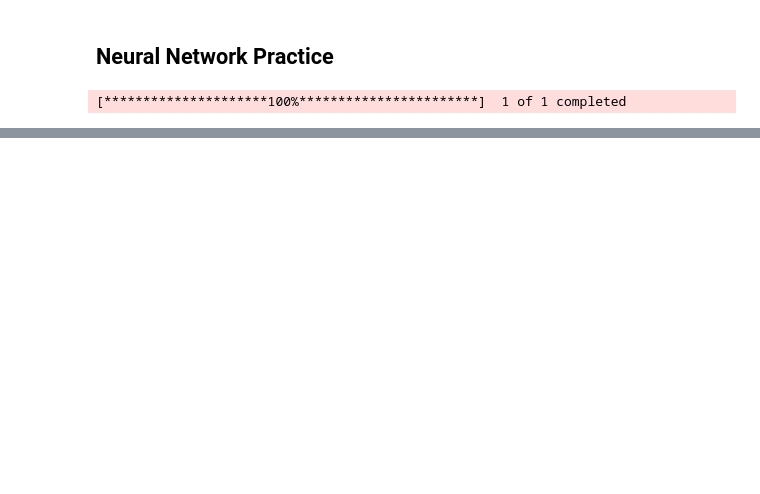
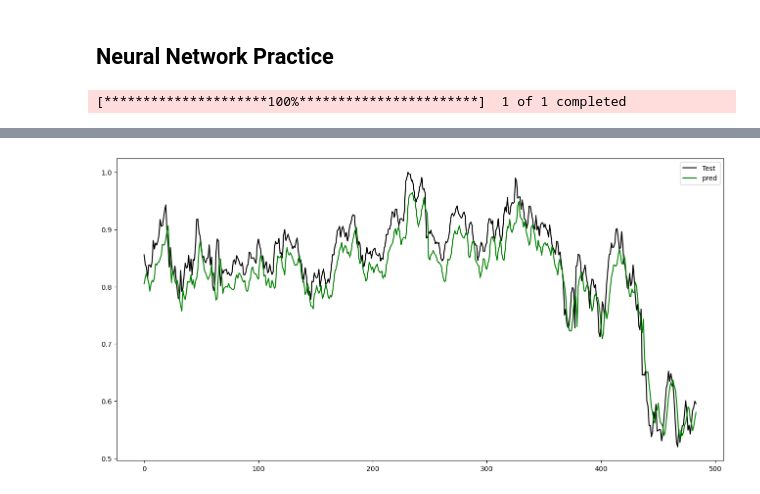
Before and after one commit to mikej3663/ledatascifi-2025, a Jupyter notebook: FinalProject/FinalPractice.ipynb, the cells around one changed output, grey strips where cells are left out. Drawn from its saved outputs; the diff is of its cells as text; code cells hidden in the pictures; blank space fills up the shorter version.

```diff
--- a/FinalProject/FinalPractice.ipynb
+++ b/FinalProject/FinalPractice.ipynb
@@ -82,0 +51,5 @@ data_set.head(5)
+# %%
+from sklearn.preprocessing import MinMaxScaler
+sc = MinMaxScaler(feature_range = (0,1))
+data_set_scaled = sc.fit_transform(data_set)
+print(data_set_scaled)
@@ -82,0 +87,6 @@ data_set.head(5)
+# %%
+splitlimit = int(len(X)*.8)
+print(splitlimit)
+
+X_train, X_test = X[:splitlimit], X[splitlimit:]
+y_train, y_test = y[:splitlimit], y[splitlimit:]
@@ -82,0 +112,11 @@ data_set.head(5)
+# %%
+np.random.seed(10)
+
+lstm_input = Input(shape=(backcandles, 8), name='lstm_input')
+inputs = LSTM(150, name='first_layer')(lstm_input)
+inputs = Dense(1, name='dense_layer')(inputs)
+output = Activation('linear', name='output')(inputs)
+model = Model(inputs=lstm_input, outputs=output)
+adam = optimizers.Adam()
+model.compile(optimizer=adam, loss='mse')
+model.fit(x=X_train, y=y_train, batch_size=15, epochs=30, shuffle=True, validation_split = 0.1)
@@ -82,0 +142,4 @@ data_set.head(5)
+# %%
+y_pred = model.predict(X_test)
+for i in range(10):
+    print(y_pred[i], y_test[i])
@@ -82,0 +158,8 @@ data_set.head(5)
+# %%
+plt.figure(figsize=(16,8))
+plt.plot(y_test, color = 'black', label = 'Test')
+plt.plot(y_pred, color = 'green', label = 'pred')
+plt.legend()
+plt.show()
+# %% [output]
+[figure, added]
```
Also changed, not shown: parts of 12 cells of this notebook.
